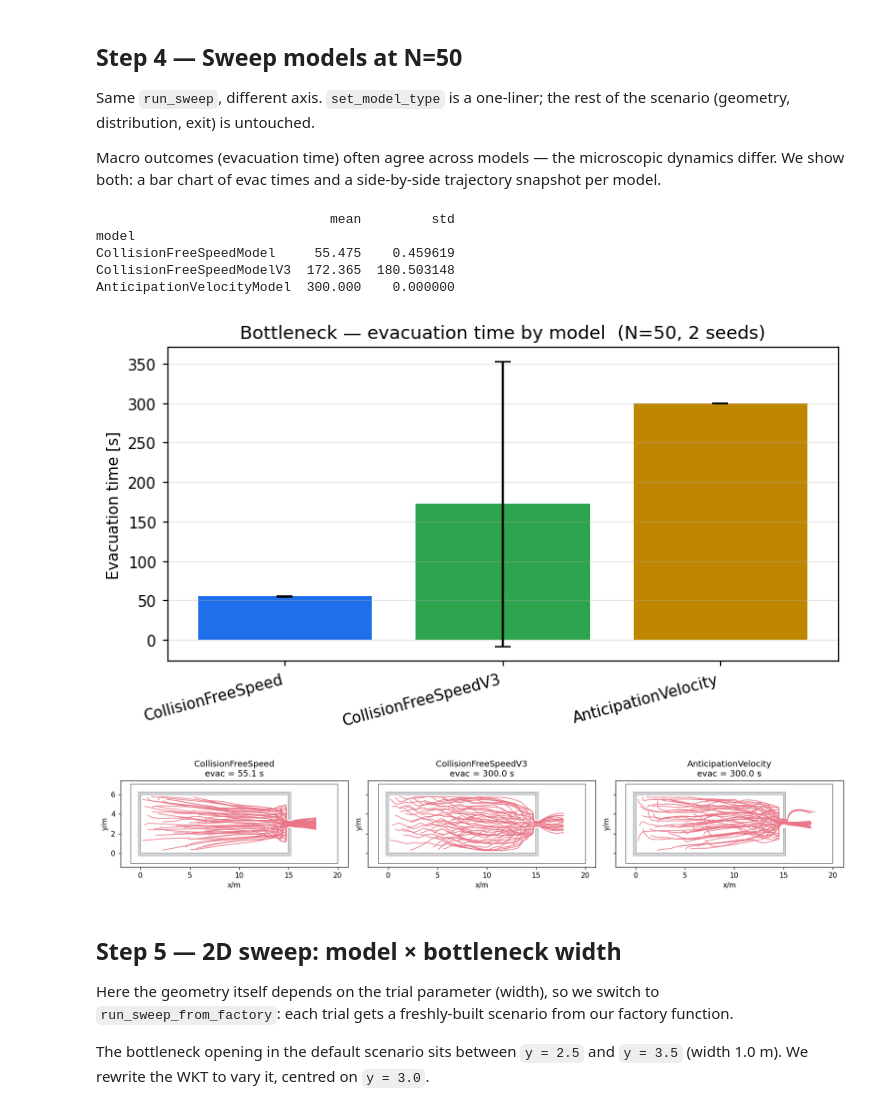
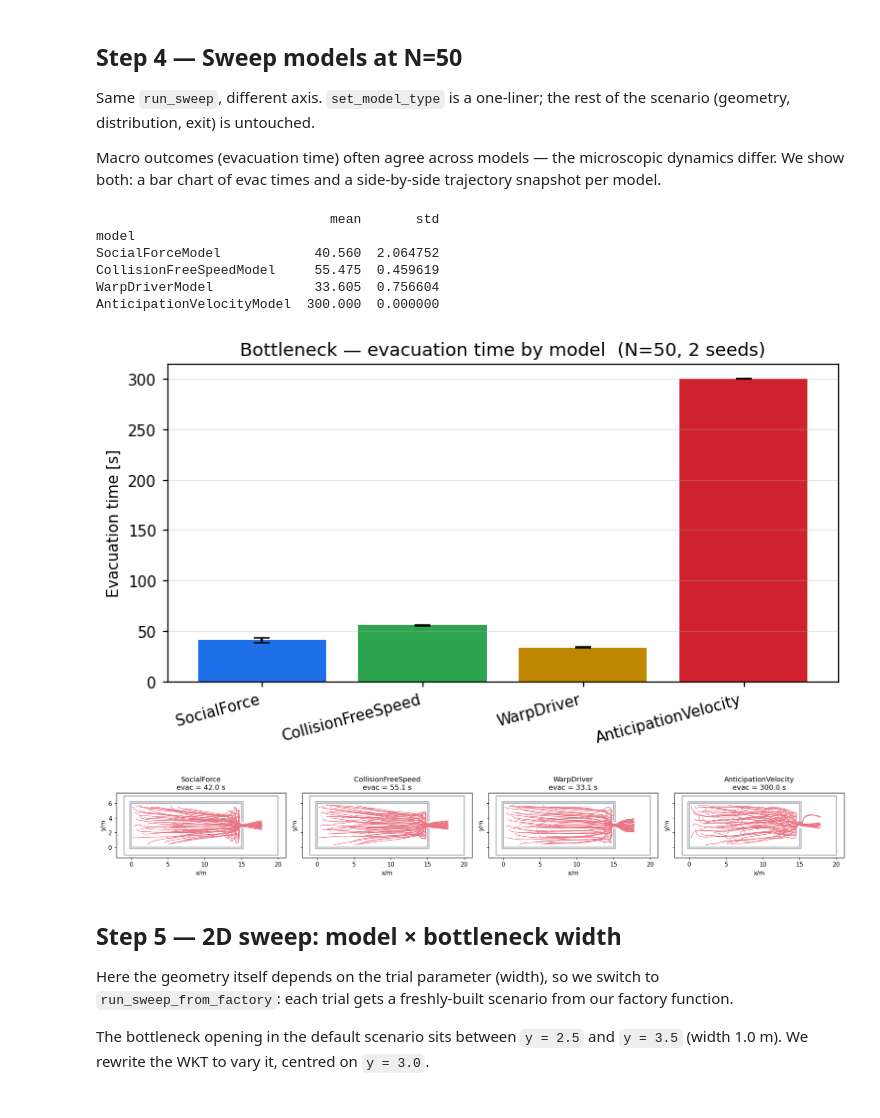
Before and after one commit to PedestrianDynamics/jupedsim-scenarios, a Jupyter notebook: examples/bottleneck_tutorial.ipynb, the cells around one changed output. Cells and saved outputs as stored; diff of their text form; code cells hidden in the pictures.

Commit message:
docs(examples): expand model comparison to SFM, CFM, WarpDriver, AVM
Steps 4 and 5 now compare the four canonical jupedsim operational
models instead of the three CFM variants.

```diff
--- a/examples/bottleneck_tutorial.ipynb
+++ b/examples/bottleneck_tutorial.ipynb
@@ -139,8 +138,9 @@ microscopic dynamics differ. We show both: a bar chart of evac times
 and a side-by-side trajectory snapshot per model.
 # %%
 MODELS = [
+    "SocialForceModel",
     "CollisionFreeSpeedModel",
-    "CollisionFreeSpeedModelV3",
+    "WarpDriverModel",
     "AnticipationVelocityModel",
 ]
 
@@ -160,7 +160,7 @@ print(agg_m)
 
 fig, ax = plt.subplots(figsize=(7, 4))
 ax.bar(range(len(MODELS)), agg_m["mean"], yerr=agg_m["std"].fillna(0),
-       capsize=5, color=["#1f6feb", "#2da44e", "#bf8700"])
+       capsize=5, color=["#1f6feb", "#2da44e", "#bf8700", "#cf222e"])
 ax.set_xticks(range(len(MODELS)))
 ax.set_xticklabels([m.replace("Model", "") for m in MODELS], rotation=15, ha="right")
 ax.set_ylabel("Evacuation time [s]")
@@ -169,29 +169,30 @@ ax.grid(axis="y", alpha=0.3)
 plt.tight_layout()
 plt.show()
 # %% [output]
-                              mean         std
+                              mean       std
 model
-CollisionFreeSpeedModel     55.475    0.459619
-CollisionFreeSpeedModelV3  172.365  180.503148
-AnticipationVelocityModel  300.000    0.000000
+SocialForceModel            40.560  2.064752
+CollisionFreeSpeedModel     55.475  0.459619
+WarpDriverModel             33.605  0.756604
+AnticipationVelocityModel  300.000  0.000000
-[figure, old version]
+[figure, new version]
 # %%
 # Side-by-side trajectory snapshots — one representative seed per model
-fig, axes = plt.subplots(1, len(MODELS), figsize=(15, 4), sharey=True)
-for ax, model in zip(axes, MODELS):
+fig, axes = plt.subplots(1, len(MODELS), figsize=(18, 4), sharey=True)
+for ax, model in zip(axes, MODELS, strict=False):
     trial = next(t for t in sweep_m.trials if t.axis_values["model"] == model)
     traj = load_trajectory_from_jupedsim_sqlite(Path(trial.result.sqlite_file))
     walkable = WalkableArea(trial.result.walkable_polygon)
     plot_trajectories(traj=traj, walkable_area=walkable, axes=ax)
     ax.set_title(f"{model.replace('Model', '')}\n"
                  f"evac = {trial.result.evacuation_time:.1f} s")
     ax.set_aspect("equal")
 plt.tight_layout()
 plt.show()
 
 sweep_m.cleanup()
 # %% [output]
-[figure, old version]
+[figure, new version]
 # %% [markdown]
 ## Step 5 — 2D sweep: model × bottleneck width
 
```
Also changed, not shown: parts of 5 cells of this notebook, 1 other file.
